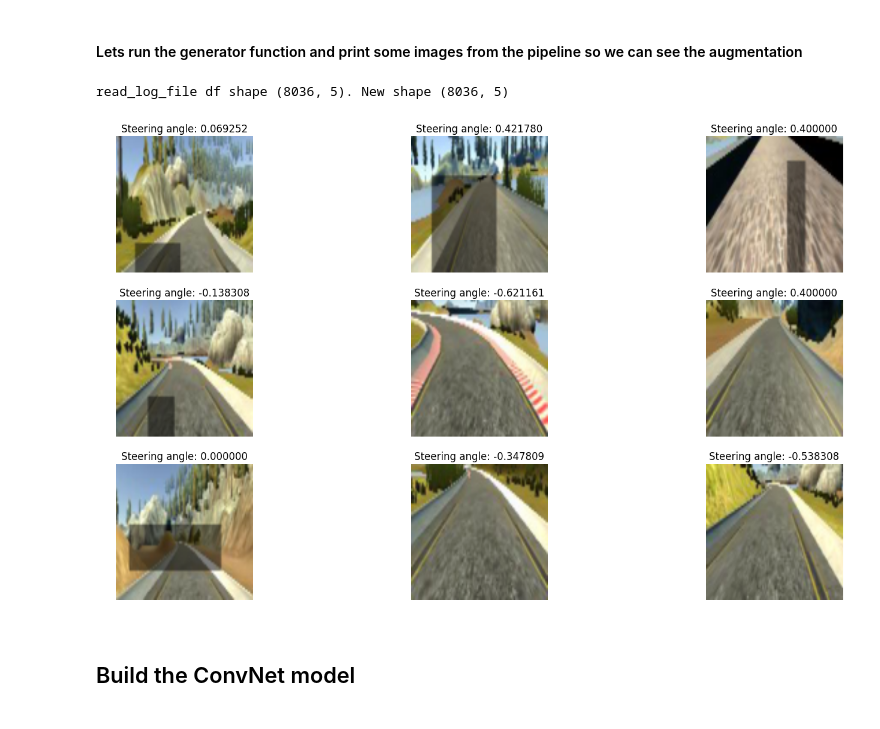
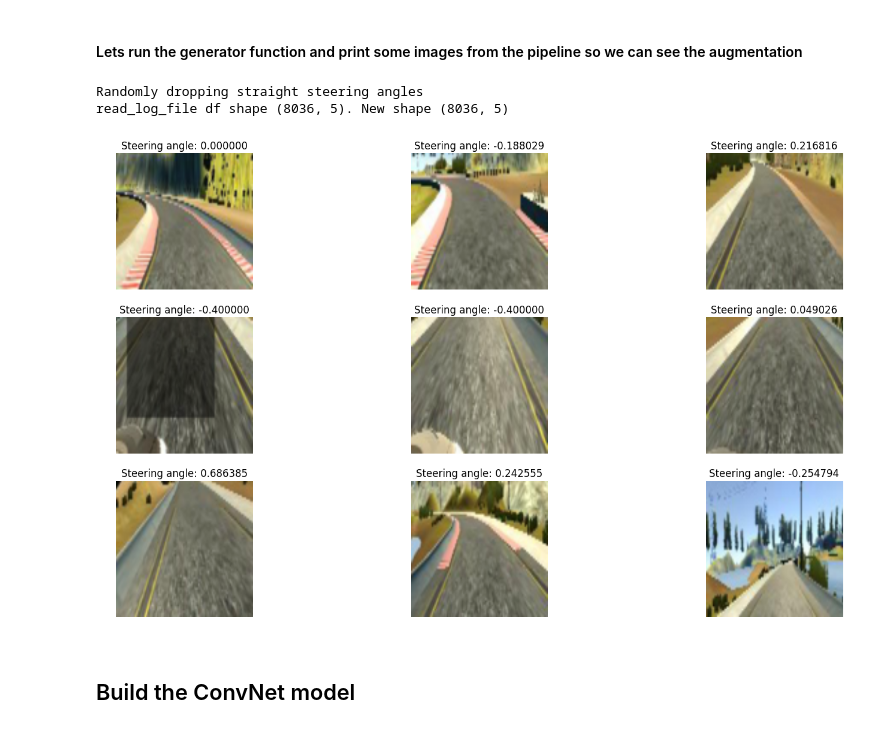
Before and after one commit to js1972/self-driving-car, a Jupyter notebook: self-driving-car.ipynb, the cells around one changed output. Drawn from its saved outputs; the diff is of its cells as text; code cells hidden in the pictures.

```diff
--- a/self-driving-car.ipynb
+++ b/self-driving-car.ipynb
@@ -75,11 +75,13 @@ A can be seen when you look at some of the data above, most of the samples are w
 
 Lets start by building a new data file but ignoring all the low speed entrie which are mainly driving straight:
 # %%
-def read_log_file(high_speed_only=False, left_right_only=False):
+def read_log_file(high_speed_only=False, left_right_only=False, random_drop_straight=False):
     """
     Read and process the log file that has already been opened above (in this notebook).
     Return X, y dataset.
     """
+    #from IPython.core.debugger import Tracer
+    #Tracer()() #this one triggers the debugger
 
     if high_speed_only:
         new_df = df[df.speed >= 20]
@@ -89,6 +91,8 @@ def read_log_file(high_speed_only=False, left_right_only=False):
 
     if left_right_only:
         print("left/right cameras only")
+    if random_drop_straight:
+        print("Randomly dropping straight steering angles")
 
     print("read_log_file df shape {}. New shape {}".format(df.shape, new_df.shape))
 
@@ -96,9 +100,15 @@ def read_log_file(high_speed_only=False, left_right_only=False):
     X, y = [], []
 
     for center_img, left_img, right_img, steering_angle, speed in new_df.values:
+        if random_drop_straight:
+            if abs(float(steering_angle)) < 0.01:
+                if random.random() < 0.5:
+                    continue
+
         if left_right_only:
             X += [left_img.strip(), right_img.strip()]
             y += [float(steering_angle) + steering_offset, float(steering_angle) - steering_offset]
+
         else:
             X += [center_img.strip(), left_img.strip(), right_img.strip()]
             y += [float(steering_angle), float(steering_angle) + steering_offset, float(steering_angle) - steering_offset]
@@ -204,26 +214,27 @@ def generator(X, y, batch_size):
 # %% [markdown]
 #### Lets run the generator function and print some images from the pipeline so we can see the augmentation
 # %%
-X, y = read_log_file()
+X, y = read_log_file(random_drop_straight=True)
 
 plt.figure()
 plt.rcParams["figure.figsize"] = (18, 10)
 
 for pic in range(9):
     obj = generator(X, y, batch_size=1)
     next_batch = next(obj)
 
     image_from_array = next_batch[0][0]
     image_from_array = (image_from_array + .5) * 255 #undo the normalisation
 
     plt.subplot(3, 3, pic+1)
     plt.imshow(image_from_array.astype("uint8"))
     plt.axis('off')
     title = "Steering angle: {:.6f}".format(next_batch[1][0])
     plt.title(title)
 # %% [output]
+Randomly dropping straight steering angles
 read_log_file df shape (8036, 5). New shape (8036, 5)
-[figure, old version]
+[figure, new version]
 # %% [markdown]
 ## Build the ConvNet model
 # %%
```
Also changed, not shown: parts of 5 cells of this notebook, 2 other files.
